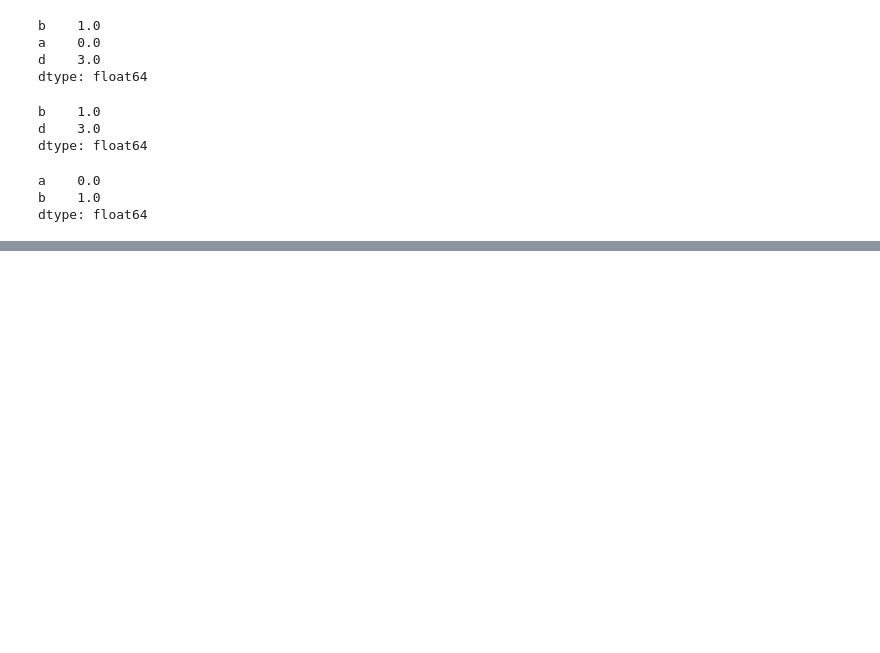
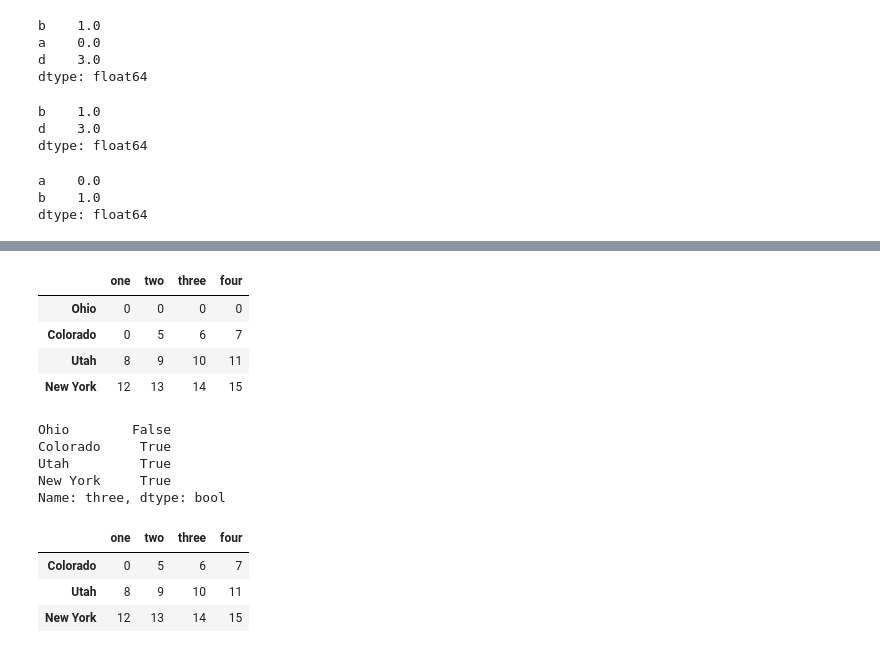
Before and after one commit to f-ckyou/pandas, a Jupyter notebook: pd-5/6_indexing_selection&filtering.ipynb, the cells around one changed output, grey strips where cells are left out. Drawn from its saved outputs; the diff is of its cells as text; code cells hidden in the pictures; blank space fills up the shorter version.

```diff
--- a/pd-5/6_indexing_selection&filtering.ipynb
+++ b/pd-5/6_indexing_selection&filtering.ipynb
@@ -90,0 +211,24 @@ dtype: int64
+# %%
+data[data < 5] = 0
+data
+# %% [output]
+|  | one | two | three | four |
+| Ohio | 0 | 0 | 0 | 0 |
+| Colorado | 0 | 5 | 6 | 7 |
+| Utah | 8 | 9 | 10 | 11 |
+| New York | 12 | 13 | 14 | 15 |
+# %%
+data['three'] > 5 # will return boolean result
+# %% [output]
+Ohio        False
+Colorado     True
+Utah         True
+New York     True
+Name: three, dtype: bool
+# %%
+data[data['three'] > 5]
+# %% [output]
+|  | one | two | three | four |
+| Colorado | 0 | 5 | 6 | 7 |
+| Utah | 8 | 9 | 10 | 11 |
+| New York | 12 | 13 | 14 | 15 |
```
Also changed, not shown: parts of 50 cells of this notebook.
